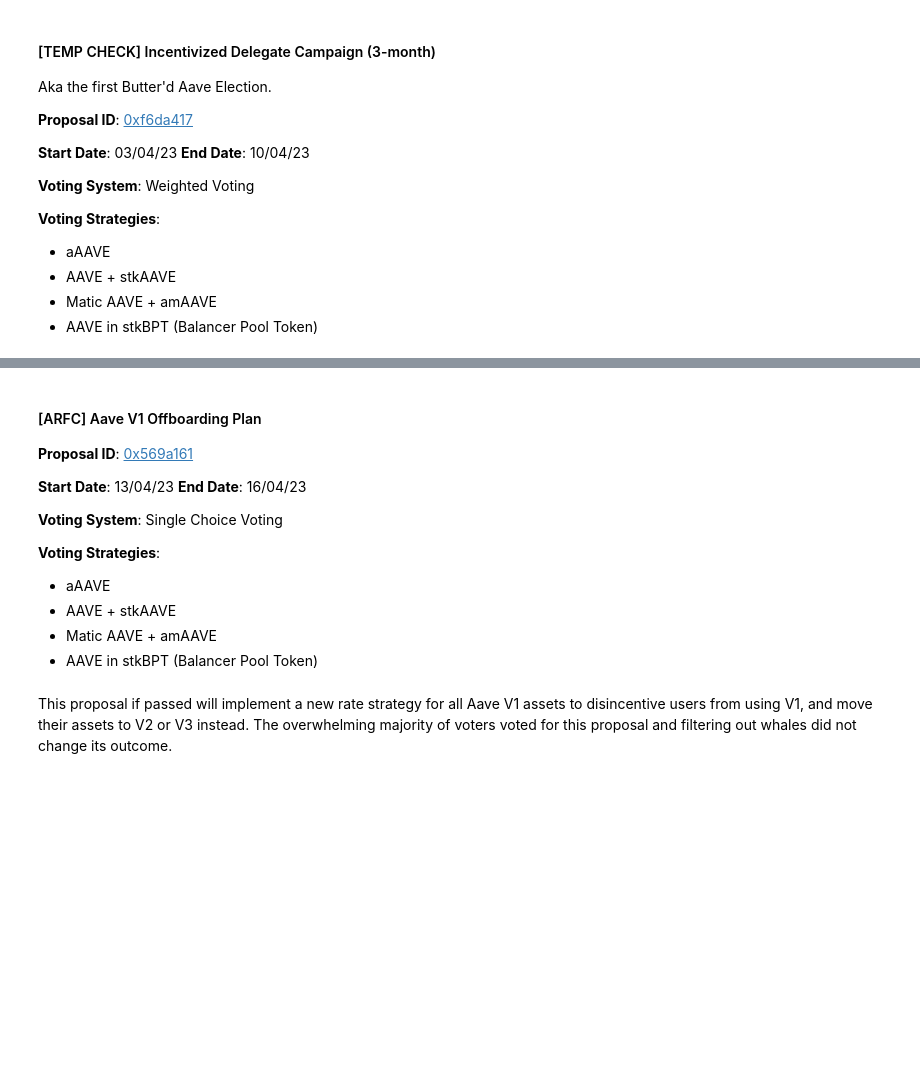
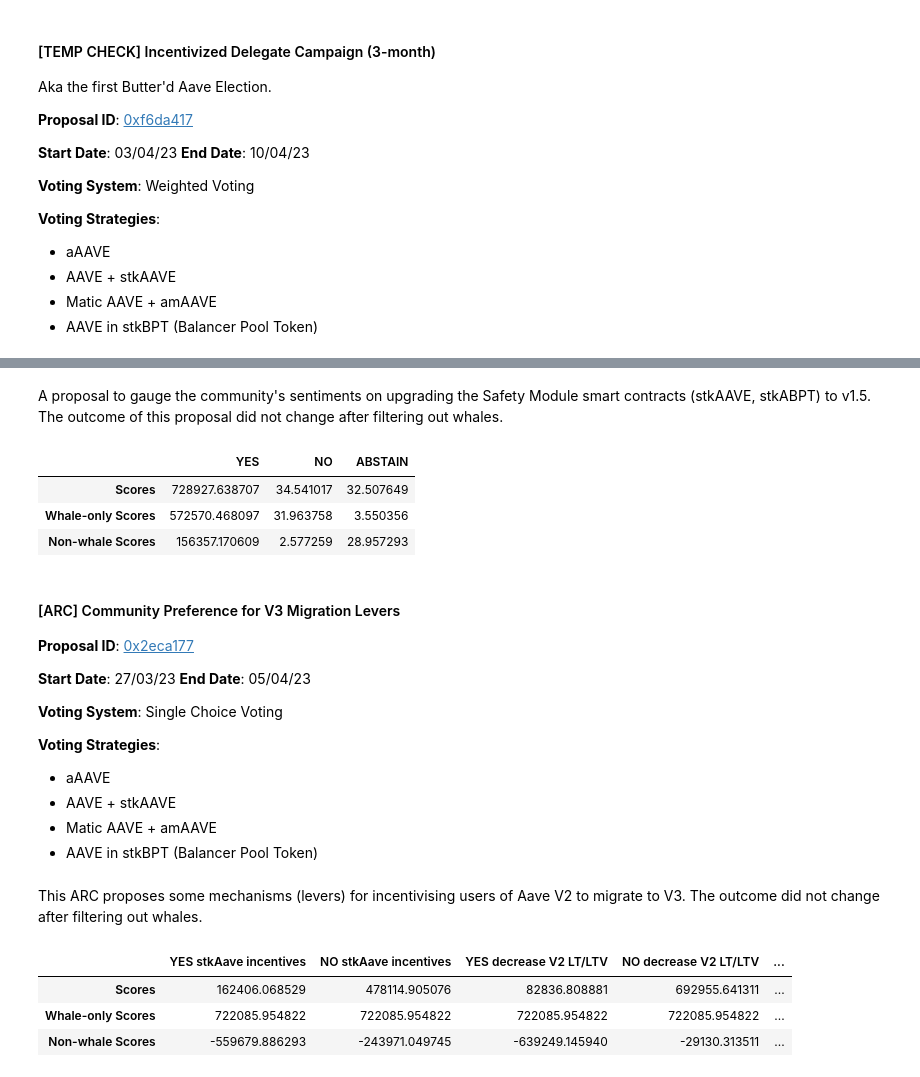
Before and after one commit to acemasterjb/gov_analysis, a Jupyter notebook: report/_sources/aave_proposals.ipynb, the cells around one changed output, grey strips where cells are left out. Cells and saved outputs as stored; diff of their text form; code cells hidden in the pictures; blank space fills up the shorter version.

```diff
--- a/report/_sources/aave_proposals.ipynb
+++ b/report/_sources/aave_proposals.ipynb
@@ -207,10 +406,29 @@ result
+# %% [markdown]
+A proposal to gauge the community's sentiments on upgrading the Safety Module smart contracts (stkAAVE, stkABPT) to v1.5. The outcome of this proposal did not change after filtering out whales.
+# %%
+propsal_choices = plutocracy_report_data['Aave'][plutocracy_report_data['Aave']['proposal_id'] == '0x743ae6001bb0fdfa9a8c4475a2489c20917a79084725f0101ac7c1e7f0cf27c6'].iloc[0]['proposal_choices']
+mask = score_differences_dfs["Aave"].index.to_series().apply(
+    lambda s: "0x743ae60" in s,
+)
+proposal_score_differences = score_differences_dfs["Aave"].loc[mask]["score_differences"][0]
+proposal_scores = plutocracy_report_data['Aave'][plutocracy_report_data['Aave']['proposal_id'] == '0x743ae6001bb0fdfa9a8c4475a2489c20917a79084725f0101ac7c1e7f0cf27c6'].iloc[0]['proposal_scores']
+
+pd.DataFrame(
+    {choice: [score, score_diff, score - score_diff] for choice, score, score_diff in zip(eval(propsal_choices), eval(proposal_scores), proposal_score_differences)},
+    index=["Scores", "Whale-only Scores", "Non-whale Scores"],
+)
+# %% [output]
+|  | YES | NO | ABSTAIN |
+| Scores | 728927.638707 | 34.541017 | 32.507649 |
+| Whale-only Scores | 572570.468097 | 31.963758 | 3.550356 |
+| Non-whale Scores | 156357.170609 | 2.577259 | 28.957293 |
 # %% [markdown]
-#### [ARFC] Aave V1 Offboarding Plan
+#### [ARC] Community Preference for V3 Migration Levers
 
-**Proposal ID**: [0x569a161](https://snapshot.org/#/aave.eth/proposal/0x569a161ff9e3684ad5fd767b72639a389ed6f58a838a3ab1b57ccd309058e026)
+**Proposal ID**: [0x2eca177](https://snapshot.org/#/aave.eth/proposal/0x2eca177d50449f541586d4816d27022b73417952f8c5996d99f500cf0c7ec1c3)
 
-**Start Date**: 13/04/23
-**End Date**: 16/04/23
+**Start Date**: 27/03/23
+**End Date**: 05/04/23
 
 **Voting System**: Single Choice Voting
 
@@ -220,5 +438,24 @@ result
 - AAVE + stkAAVE
 - Matic AAVE + amAAVE
 - AAVE in stkBPT (Balancer Pool Token)
-# %% [markdown]
-This proposal if passed will implement a new rate strategy for all Aave V1 assets to disincentive users from using V1, and move their assets to V2 or V3 instead. The overwhelming majority of voters voted for this proposal and filtering out whales did not change its outcome.
+# %% [markdown]
+This ARC proposes some mechanisms (levers) for incentivising users of Aave V2 to migrate to V3. The outcome did not change after filtering out whales.
+# %%
+propsal_choices = plutocracy_report_data['Aave'][plutocracy_report_data['Aave']['proposal_id'] == '0x2eca177d50449f541586d4816d27022b73417952f8c5996d99f500cf0c7ec1c3'].iloc[0]['proposal_choices']
+mask = score_differences_dfs["Aave"].index.to_series().apply(
+    lambda s: "0x2eca177" in s,
+)
+proposal_score_differences = score_differences_dfs["Aave"].loc[mask]["score_differences"][0]
+proposal_scores = plutocracy_report_data['Aave'][plutocracy_report_data['Aave']['proposal_id'] == '0x2eca177d50449f541586d4816d27022b73417952f8c5996d99f500cf0c7ec1c3'].iloc[0]['proposal_scores']
+
+
+result = pd.DataFrame(
+    {choice: [score, score_diff, score - score_diff] for choice, score, score_diff in zip(eval(propsal_choices), eval(proposal_scores), proposal_score_differences)},
+    index=["Scores", "Whale-only Scores", "Non-whale Scores"],
+)
+result
+# %% [output]
+|  | YES stkAave incentives | NO stkAave incentives | YES decrease V2 LT/LTV | NO decrease V2 LT/LTV | ... |
+| Scores | 162406.068529 | 478114.905076 | 82836.808881 | 692955.641311 | ... |
+| Whale-only Scores | 722085.954822 | 722085.954822 | 722085.954822 | 722085.954822 | ... |
+| Non-whale Scores | -559679.886293 | -243971.049745 | -639249.145940 | -29130.313511 | ... |
```
Also changed, not shown: parts of 46 cells of this notebook, 3 other files.
